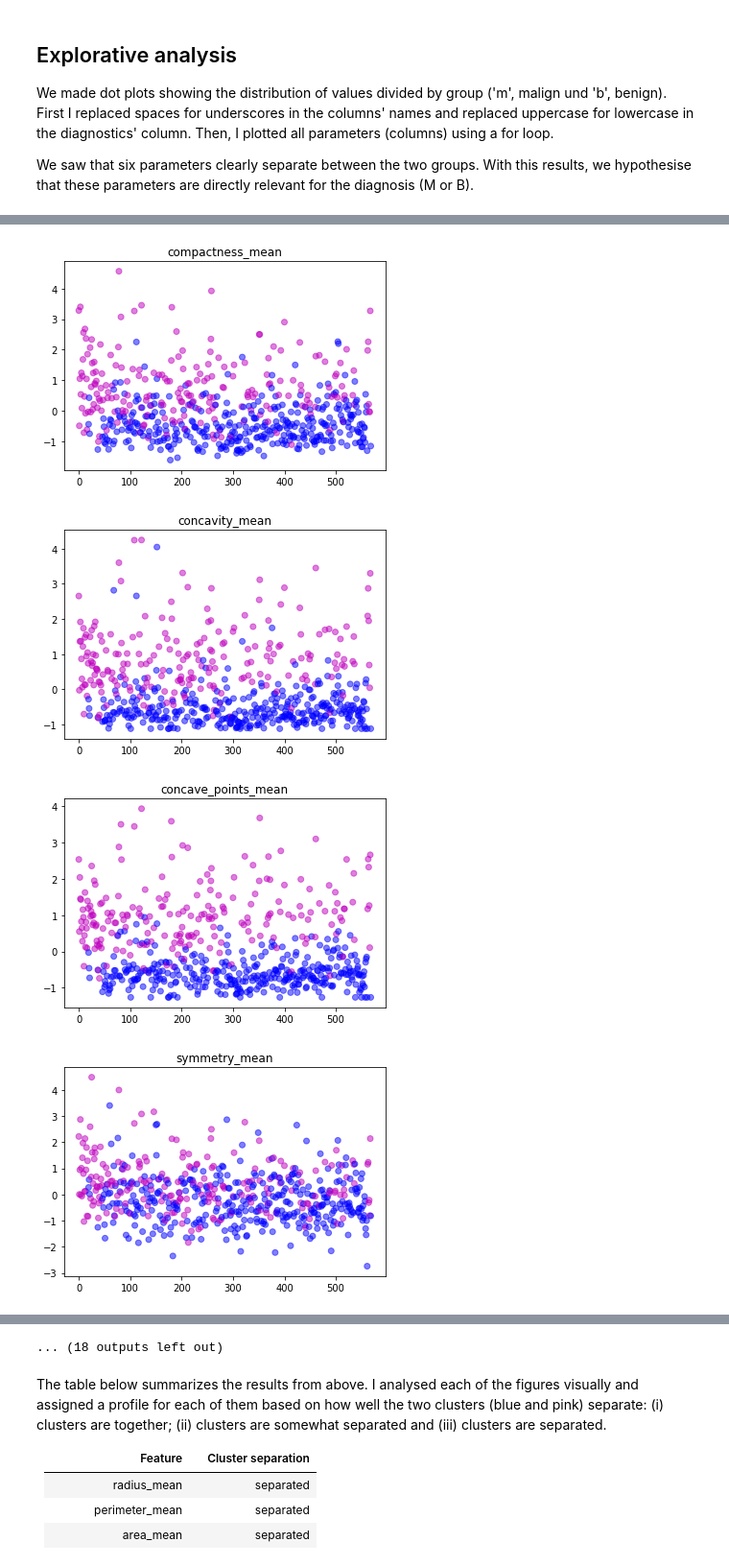
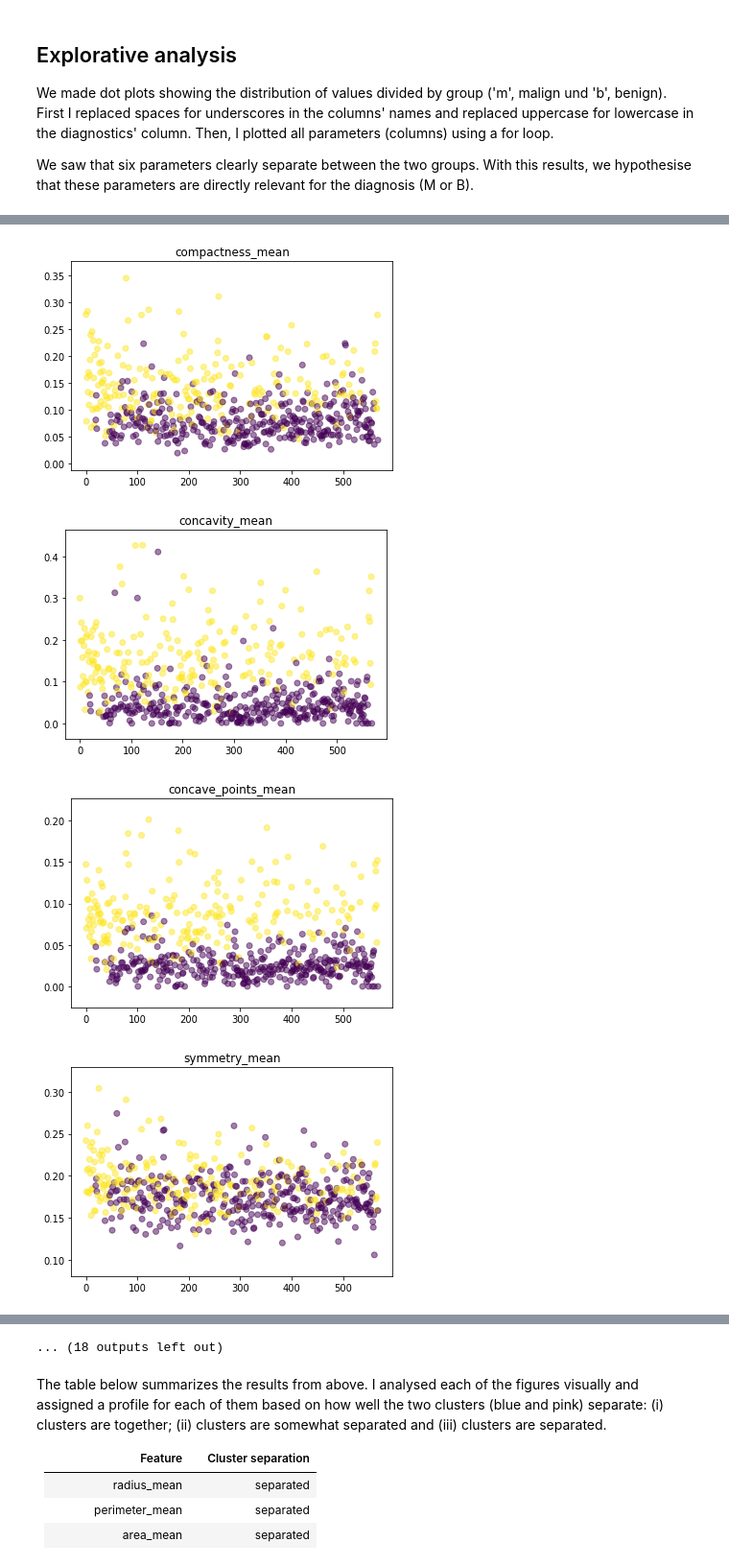
Before and after one commit to waltercostamb/breast_cancer_diagnostics, a Jupyter notebook: project_MB.ipynb, the cells around one changed output, grey strips where cells are left out. Shown at 96% size. Drawn from its saved outputs; the diff is of its cells as text; code cells hidden in the pictures.

```diff
--- a/project_MB.ipynb
+++ b/project_MB.ipynb
@@ -23,10 +23,10 @@ import pandas as pd
 import pandas.io.sql as psql
 
 #PATH for alphatraining Windows PC
-df = pd.read_csv("C:/Users/Alfa/Documents/kaggle_breast-cancer-wisconsin.csv")
+#df = pd.read_csv("C:/Users/Alfa/Documents/kaggle_breast-cancer-wisconsin.csv")
 
 #PATH for maya
-#df = pd.read_csv("/home/bia/Documents/Courses/alphatraining/Big Data/project/breast_cancer_diagnostics/kaggle_breast-cancer-wisconsin.csv")
+df = pd.read_csv("/home/bia/Documents/Courses/alphatraining/Big Data/project/breast_cancer_diagnostics/kaggle_breast-cancer-wisconsin.csv")
 df.head()
 # %% [output]
 |  | id | diagnosis | radius_mean | texture_mean | perimeter_mean | area_mean | smoothness_mean | ... |
@@ -45,10 +45,10 @@ df.columns = df.columns.str.strip().str.lower().str.replace(' ', '_').str.replac
 #When I ran the plots below, python3 said that support for uppercase single-letter colors is deprecated, so
 #I substituted 'M' for 'm' and 'B' for 'b'
 df = df.replace(to_replace ="B",
-                 value ="b")
+                 value = 0)
 
 df = df.replace(to_replace ="M",
-                 value ="m")
+                 value = 1)
 
 df.head()
 # %% [output]
@@ -143,7 +133,7 @@ import matplotlib.pyplot as plt
 
 #List: cols_n contains the column names of the normalized dataframe
 
-cols_n = list(df_normalized.columns)
+cols_n = list(df.columns)
 
 #Removing the categorical columns
 cols_n.remove('id')
@@ -154,7 +144,7 @@ cols_n.remove('diagnosis')
 #for i in range(len(cols_n)): #Using the indexes of the list
 for i in cols_n: #Using the elements of the list directly
 #    plt.scatter(x=df_normalized.index, y=df_normalized[cols_n[i]], color = df_normalized.diagnosis, alpha=0.5)
-    plt.scatter(x=df_normalized.index, y=df_normalized[i], color = df_normalized.diagnosis, alpha=0.5)
+    plt.scatter(x=df.index, y=df[i], c = df.diagnosis, alpha=0.5)
     plt.title(i)
     plt.show()
 # %% [output]
@@ -166,4 +156,4 @@ for i in cols_n: #Using the elements of the list directly
-[figure, old version]
+[figure, new version]
-[figure, old version]
+[figure, new version]
-[figure, old version]
+[figure, new version]
-[figure, old version]
+[figure, new version]
```
Also changed, not shown: parts of 21 cells of this notebook.
